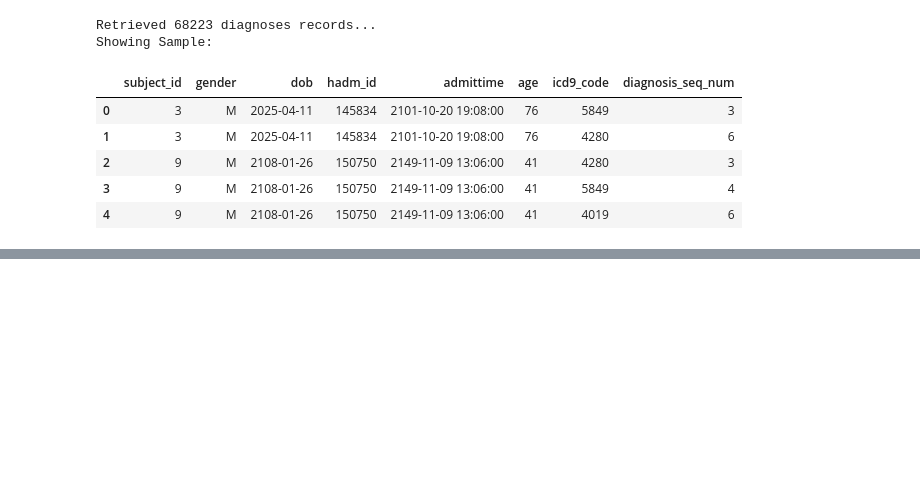
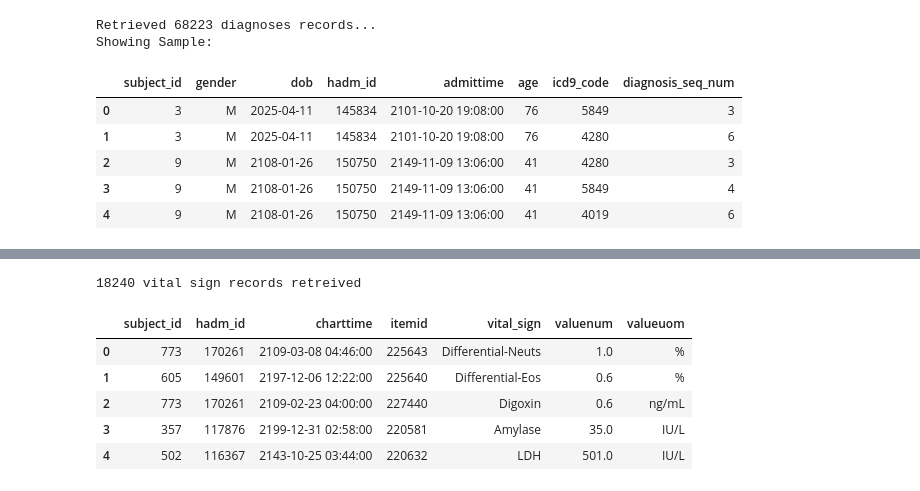
Before and after one commit to ddmulholland/MIMIC_ML_DL, a Jupyter notebook: MIMIC_ML_DL.ipynb, the cells around one changed output, grey strips where cells are left out. Saved outputs shown, nothing was run; the diff lists cells and outputs as text; code cells hidden in the pictures; blank space fills up the shorter version.

```diff
--- a/MIMIC_ML_DL.ipynb
+++ b/MIMIC_ML_DL.ipynb
@@ -207,0 +218,40 @@ TypeError: Object of type int64 is not JSON serializable
+# %%
+# Next we'll extract the vital signs which we'll analyze later
+query_vitals = """
+SELECT
+  c.subject_id,
+  c.hadm_id,
+  c.charttime,
+  c.itemid,
+  d.label as vital_sign,
+  c.valuenum,
+  c.valueuom
+FROM
+  physionet-data.mimiciii_clinical.chartevents c
+JOIN
+  physionet-data.mimiciii_clinical.d_items d
+ON
+  c.itemid = d.itemid
+WHERE
+  c.hadm_id IN UNNEST(@hadm_ids)
+  AND c.valuenum IS NOT NULL
+  AND d.category IN ('Vital Signs', 'General', 'Labs')
+"""
+
+job_config = bigquery.QueryJobConfig(
+    query_parameters=[
+        bigquery.ArrayQueryParameter("hadm_ids", "INTEGER", hadm_subset),
+    ]
+)
+
+vital_data = bq_client.query(query_vitals, job_config=job_config).to_dataframe()
+print(f"{len(vital_data)} vital sign records retreived")
+vital_data.head()
+# %% [output]
+18240 vital sign records retreived
+|  | subject_id | hadm_id | charttime | itemid | vital_sign | valuenum | valueuom |
+| 0 | 773 | 170261 | 2109-03-08 04:46:00 | 225643 | Differential-Neuts | 1.0 | % |
+| 1 | 605 | 149601 | 2197-12-06 12:22:00 | 225640 | Differential-Eos | 0.6 | % |
+| 2 | 773 | 170261 | 2109-02-23 04:00:00 | 227440 | Digoxin | 0.6 | ng/mL |
+| 3 | 357 | 117876 | 2199-12-31 02:58:00 | 220581 | Amylase | 35.0 | IU/L |
+| 4 | 502 | 116367 | 2143-10-25 03:44:00 | 220632 | LDH | 501.0 | IU/L |
```
Also changed, not shown: parts of 6 cells of this notebook.
